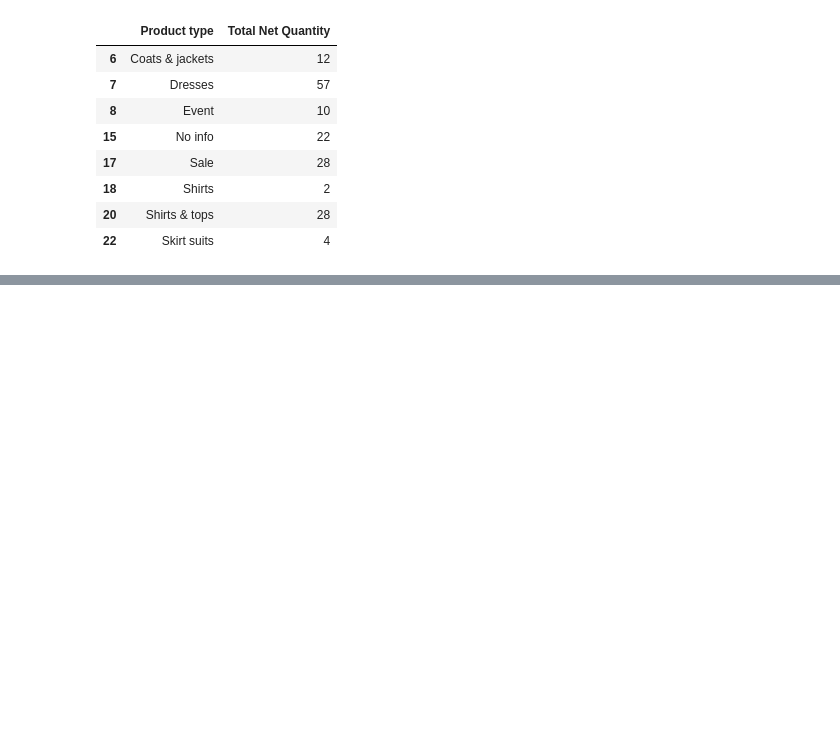
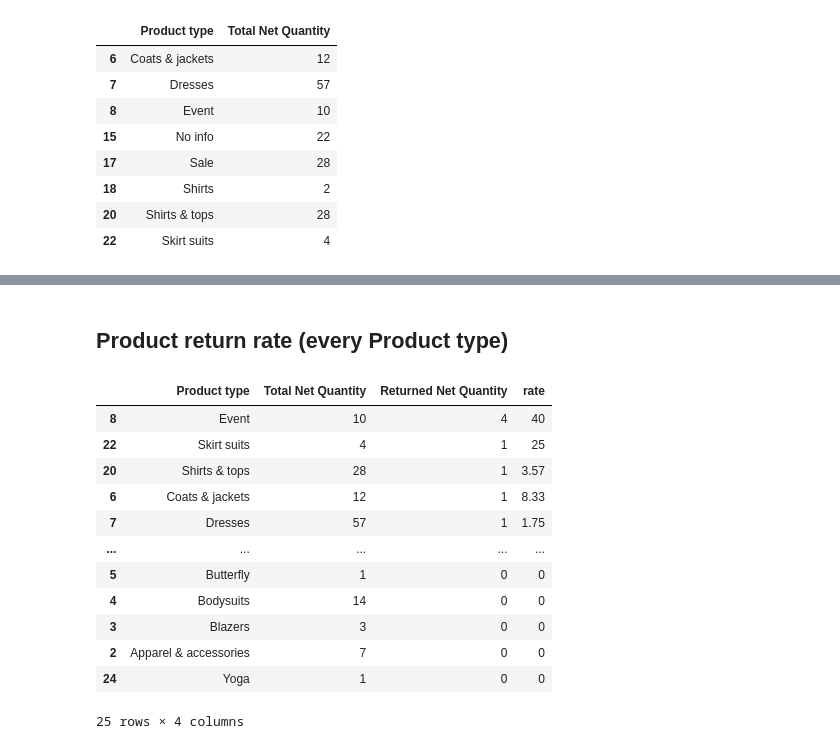
Before and after one commit to ezishr/NEO_InspiredFashion, a Jupyter notebook: return analysis.ipynb, the cells around one changed output, grey strips where cells are left out. Saved outputs shown, nothing was run; the diff lists cells and outputs as text; code cells hidden in the pictures; blank space fills up the shorter version.

```diff
--- a/return analysis.ipynb
+++ b/return analysis.ipynb
@@ -163,0 +207,2 @@ s1_filtered_s2
+# %% [markdown]
+## Product return rate (every Product type)
@@ -163,0 +221,16 @@ s1_filtered_s2
+# %%
+df_merge
+# %% [output]
+|  | Product type | Total Net Quantity | Returned Net Quantity | rate |
+| 8 | Event | 10 | 4 | 40 |
+| 22 | Skirt suits | 4 | 1 | 25 |
+| 20 | Shirts & tops | 28 | 1 | 3.57 |
+| 6 | Coats & jackets | 12 | 1 | 8.33 |
+| 7 | Dresses | 57 | 1 | 1.75 |
+| ... | ... | ... | ... | ... |
+| 5 | Butterfly | 1 | 0 | 0 |
+| 4 | Bodysuits | 14 | 0 | 0 |
+| 3 | Blazers | 3 | 0 | 0 |
+| 2 | Apparel & accessories | 7 | 0 | 0 |
+| 24 | Yoga | 1 | 0 | 0 |
+25 rows × 4 columns
```
Also changed, not shown: parts of 8 cells of this notebook, 1 other file.
